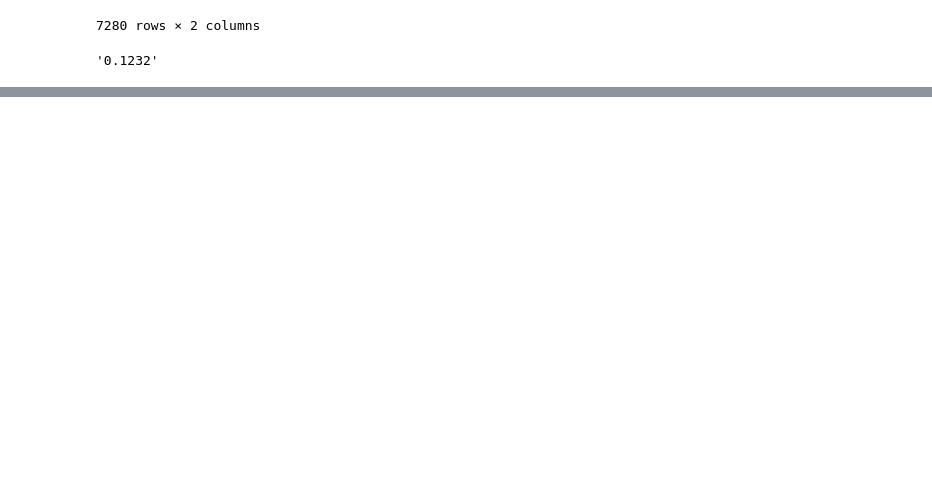
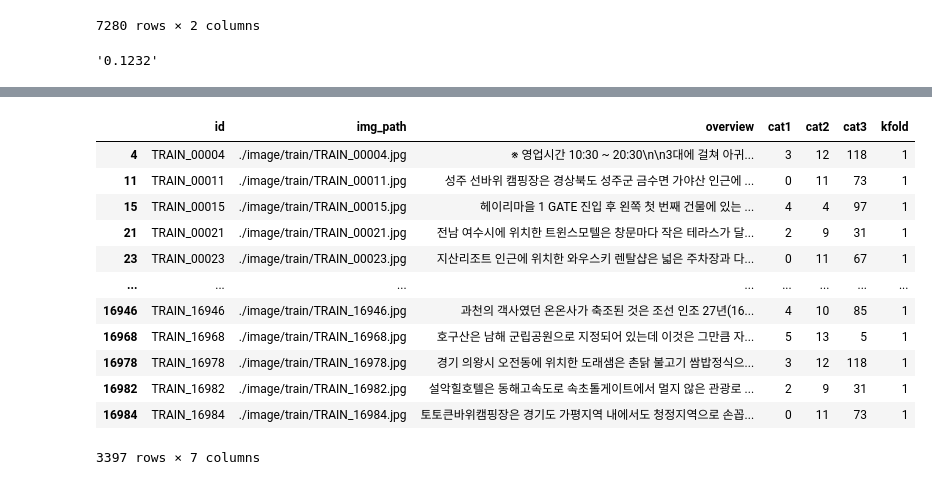
Before and after one commit to quhb2455/dacon_tourism, a Jupyter notebook: Untitled.ipynb, the cells around one changed output, grey strips where cells are left out. Cells and saved outputs as stored; diff of their text form; code cells hidden in the pictures; blank space fills up the shorter version.

```diff
--- a/Untitled.ipynb
+++ b/Untitled.ipynb
@@ -788,0 +980,16 @@ str(round(0.1232345, 4))
+# %%
+df[df['kfold']==1]
+# %% [output]
+|  | id | img_path | overview | cat1 | cat2 | cat3 | kfold |
+| 4 | TRAIN_00004 | ./image/train/TRAIN_00004.jpg | ※ 영업시간 10:30 ~ 20:30\n\n3대에 걸쳐 아귀... | 3 | 12 | 118 | 1 |
+| 11 | TRAIN_00011 | ./image/train/TRAIN_00011.jpg | 성주 선바위 캠핑장은 경상북도 성주군 금수면 가야산 인근에 ... | 0 | 11 | 73 | 1 |
+| 15 | TRAIN_00015 | ./image/train/TRAIN_00015.jpg | 헤이리마을 1 GATE 진입 후 왼쪽 첫 번째 건물에 있는 ... | 4 | 4 | 97 | 1 |
+| 21 | TRAIN_00021 | ./image/train/TRAIN_00021.jpg | 전남 여수시에 위치한 트윈스모텔은 창문마다 작은 테라스가 달... | 2 | 9 | 31 | 1 |
+| 23 | TRAIN_00023 | ./image/train/TRAIN_00023.jpg | 지산리조트 인근에 위치한 와우스키 렌탈샵은 넓은 주차장과 다... | 0 | 11 | 67 | 1 |
+| ... | ... | ... | ... | ... | ... | ... | ... |
+| 16946 | TRAIN_16946 | ./image/train/TRAIN_16946.jpg | 과천의 객사였던 온온사가 축조된 것은 조선 인조 27년(16... | 4 | 10 | 85 | 1 |
+| 16968 | TRAIN_16968 | ./image/train/TRAIN_16968.jpg | 호구산은 남해 군립공원으로 지정되어 있는데 이것은 그만큼 자... | 5 | 13 | 5 | 1 |
+| 16978 | TRAIN_16978 | ./image/train/TRAIN_16978.jpg | 경기 의왕시 오전동에 위치한 도래샘은 촌닭 불고기 쌈밥정식으... | 3 | 12 | 118 | 1 |
+| 16982 | TRAIN_16982 | ./image/train/TRAIN_16982.jpg | 설악힐호텔은 동해고속도로 속초톨게이트에서 멀지 않은 관광로 ... | 2 | 9 | 31 | 1 |
+| 16984 | TRAIN_16984 | ./image/train/TRAIN_16984.jpg | 토토큰바위캠핑장은 경기도 가평지역 내에서도 청정지역으로 손꼽... | 0 | 11 | 73 | 1 |
+3397 rows × 7 columns
```
Also changed, not shown: parts of 16 cells of this notebook, 9 other files.
